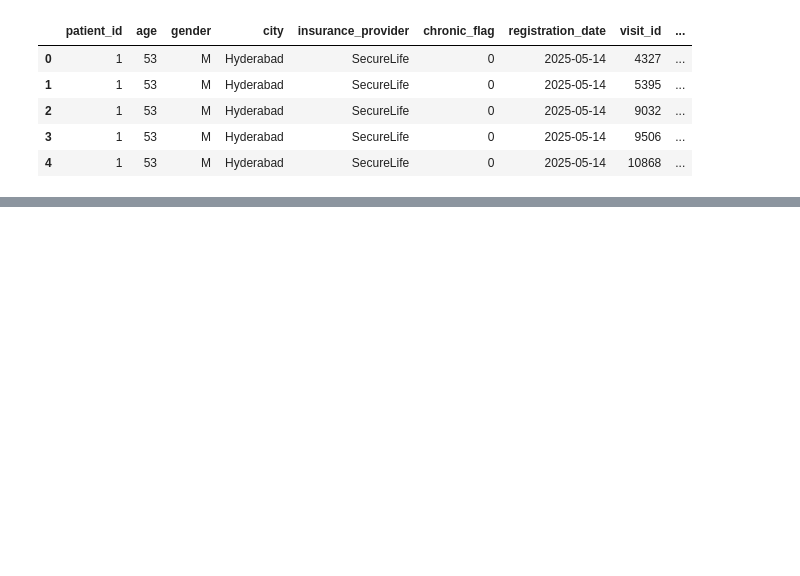
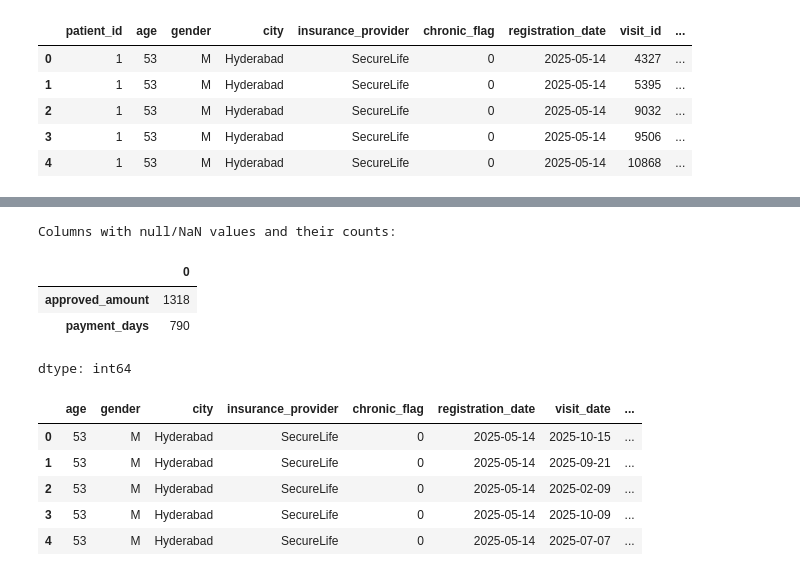
Before and after one commit to rahilkhan-acadmic/APAIML-GradedMiniProject, a Jupyter notebook: capstone/02_risk_model.ipynb, the cells around one changed output, grey strips where cells are left out. Saved outputs shown, nothing was run; the diff lists cells and outputs as text; code cells hidden in the pictures; blank space fills up the shorter version.

```diff
--- a/capstone/02_risk_model.ipynb
+++ b/capstone/02_risk_model.ipynb
@@ -162,0 +80,32 @@ Plotting Numerical Features against Risk Score:
+# %%
+# Feature Engineering
+
+# Converting date columns to date type
+date_columns = ['registration_date', 'visit_date', 'billing_date']
+for col in date_columns:
+    df_features[col] = pd.to_datetime(df_features[col])
+
+# Setting null/NAN to relevant value
+null_counts = df_features.isnull().sum()
+columns_with_nulls = null_counts[null_counts > 0]
+
+if not columns_with_nulls.empty:
+    print("Columns with null/NaN values and their counts:")
+    display(columns_with_nulls)
+else:
+    print("No columns with null/NaN values found.")
+
+
+display(df_features.head())
+# %% [output]
+Columns with null/NaN values and their counts:
+|  | 0 |
+| approved_amount | 1318 |
+| payment_days | 790 |
+dtype: int64
+|  | age | gender | city | insurance_provider | chronic_flag | registration_date | visit_date | ... |
+| 0 | 53 | M | Hyderabad | SecureLife | 0 | 2025-05-14 | 2025-10-15 | ... |
+| 1 | 53 | M | Hyderabad | SecureLife | 0 | 2025-05-14 | 2025-09-21 | ... |
+| 2 | 53 | M | Hyderabad | SecureLife | 0 | 2025-05-14 | 2025-02-09 | ... |
+| 3 | 53 | M | Hyderabad | SecureLife | 0 | 2025-05-14 | 2025-10-09 | ... |
+| 4 | 53 | M | Hyderabad | SecureLife | 0 | 2025-05-14 | 2025-07-07 | ... |
```
Also changed, not shown: parts of 8 cells of this notebook.
